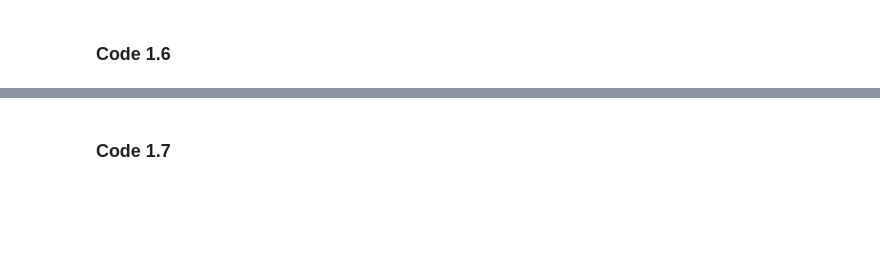
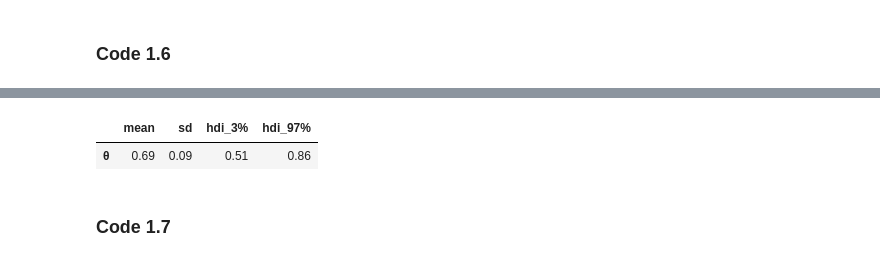
Before and after one commit to Mohammadyunusn/BookCode_Edition1_Yunus, a Jupyter notebook: notebooks/chp_01.ipynb, the cells around one changed output, grey strips where cells are left out. Saved outputs shown, nothing was run; the diff lists cells and outputs as text; code cells hidden in the pictures; blank space fills up the shorter version.

```diff
--- a/notebooks/chp_01.ipynb
+++ b/notebooks/chp_01.ipynb
@@ -141,3 +166,8 @@ Sampling 4 chains for 1_000 tune and 1_000 draw iterations (4_000 + 4_000 draws
+# %%
+az.summary(idata, kind='stats', round_to=2)
+# %% [output]
+|  | mean | sd | hdi_3% | hdi_97% |
+| θ | 0.69 | 0.09 | 0.51 | 0.86 |
 # %% [markdown]
 ### Code 1.7
 # %%
```
Also changed, not shown: parts of 10 cells of this notebook.
